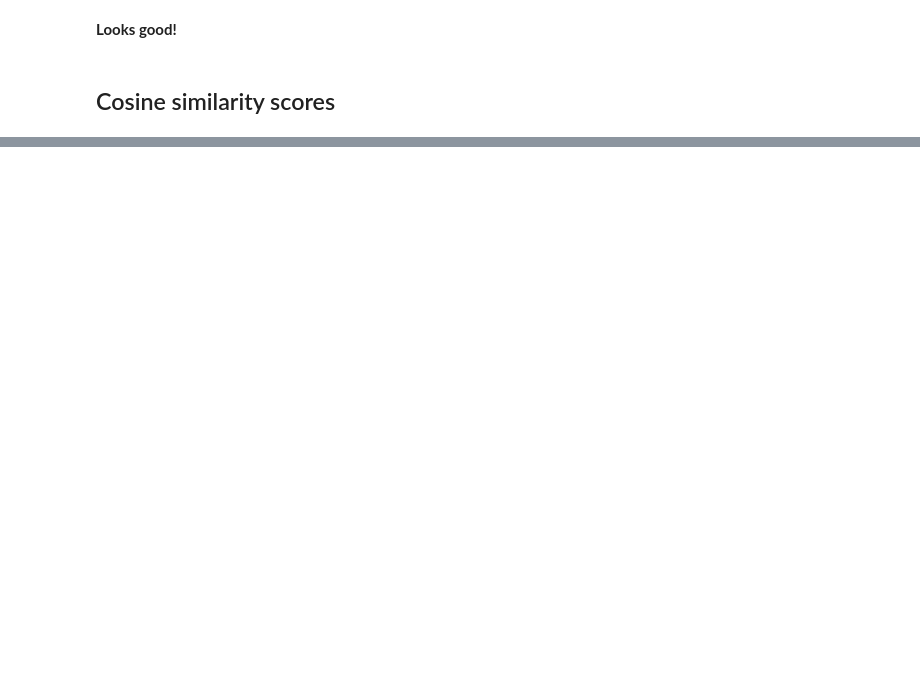
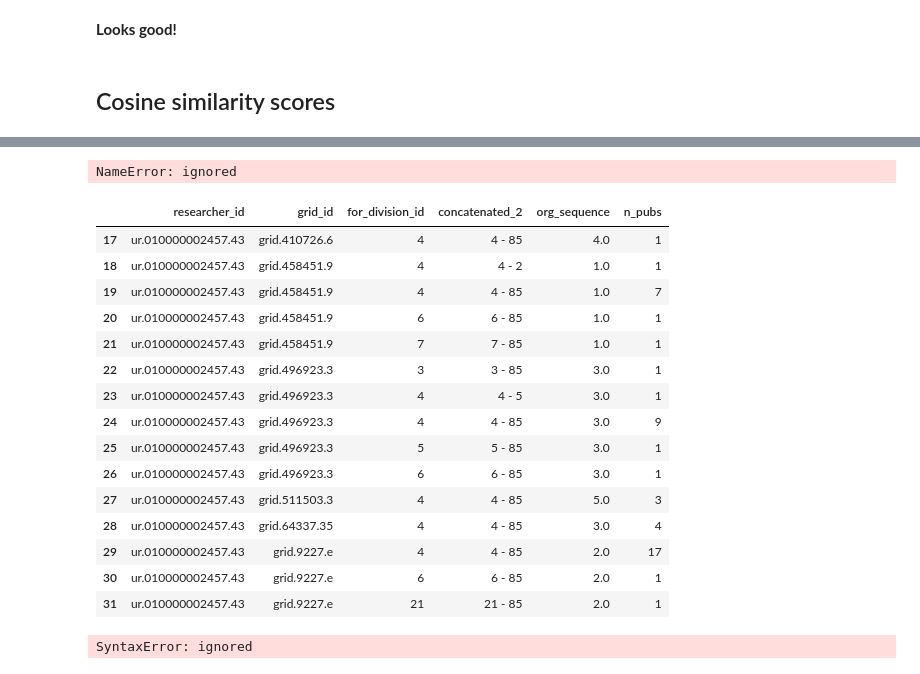
Before and after one commit to MarciaFG/scimobility, a Jupyter notebook: transformation_index_for_2007_2022.ipynb, the cells around one changed output, grey strips where cells are left out. Saved outputs shown, nothing was run; the diff lists cells and outputs as text; code cells hidden in the pictures; blank space fills up the shorter version.

Commit message:
calculating cosine similarity

```diff
--- a/transformation_index_for_2007_2022.ipynb
+++ b/transformation_index_for_2007_2022.ipynb
@@ -205,14 +231,3 @@ print("###########################################")
-# %%
-# extract the datasets and store them into a pandas dataframe
-spectral_meso_clusters = dfs[0]
-for_division_labels = dfs[1]
-grid_ranks = dfs[2]
-trajectories_au_fourfive_skill = dfs[3]
-trajectories_au_morethanfive_skill = dfs[4]
-trajectories_au_single_skill = dfs[5]
-trajectories_au_twothree_skill = dfs[6]
-
-print(type(for_division_labels))
 # %% [markdown]
 ## Preprocessing
 # %%
@@ -325,4 +298,22 @@ NameError: ignored
 # %%
+def calculate_org_sequence(df):
+    # select the desired columns and drop duplicates
+    df = df[['researcher_id', 'grid_id', 'for_division_id', 'start', 'end']].drop_duplicates().reset_index(drop=True)
+
+    # concatenate start, end, and for_division_id columns
+    df['concatenated'] = df['start'].astype(str) + '_' + df['end'].astype(str) + '_' + df['for_division_id'].astype(str)
+
+    # calculate the org_sequence using rank() method that considers concatenated column
+    df['org_sequence'] = df.groupby('researcher_id')['concatenated'].rank(method='dense')
+
+    # drop the concatenated column
+    df = df.drop('concatenated', axis=1)
+
+    # return the researcher_id, grid_id, for_division_id, and org_sequence columns
+    return df[['researcher_id', 'grid_id', 'for_division_id', 'org_sequence']]
+
+################################################################################
+
 def process_dataframe(df, org_seq_df):
     # merge the dataframes on researcher_id and grid_id
     merged_df = pd.merge(df, org_seq_df, on=['researcher_id', 'grid_id'], how='left')
@@ -339,11 +330,15 @@ def process_dataframe(df, org_seq_df):
 
     return aggregated_df
 
+################################################################################
+
 sq_1_skill_df = process_dataframe(trajectories_au_single_skill, calculate_org_sequence(trajectories_au_single_skill))
 sq_2_3_skill_df = process_dataframe(trajectories_au_twothree_skill, calculate_org_sequence(trajectories_au_twothree_skill))
 sq_4_5_skill_df = process_dataframe(trajectories_au_fourfive_skill, calculate_org_sequence(trajectories_au_fourfive_skill))
 sq_5_or_more_skill_df = process_dataframe(trajectories_au_morethanfive_skill, calculate_org_sequence(trajectories_au_morethanfive_skill))
 
+################################################################################
+
 print(sq_1_skill_df.head())
 print(len(sq_1_skill_df))
 print(len(trajectories_au_single_skill))
@@ -403,0 +569,32 @@ calculate_cosine_similarity(sq_1_skill_df)
+# %%
+output_table.head(100)
+print(prev_vector)
+# %% [output]
+NameError: ignored
+# %%
+sq_2_3_skill_df[sq_2_3_skill_df["researcher_id"] == 'ur.010000002457.43']
+# %% [output]
+|  | researcher_id | grid_id | for_division_id | concatenated_2 | org_sequence | n_pubs |
+| 17 | ur.010000002457.43 | grid.410726.6 | 4 | 4 - 85 | 4.0 | 1 |
+| 18 | ur.010000002457.43 | grid.458451.9 | 4 | 4 - 2 | 1.0 | 1 |
+| 19 | ur.010000002457.43 | grid.458451.9 | 4 | 4 - 85 | 1.0 | 7 |
+| 20 | ur.010000002457.43 | grid.458451.9 | 6 | 6 - 85 | 1.0 | 1 |
+| 21 | ur.010000002457.43 | grid.458451.9 | 7 | 7 - 85 | 1.0 | 1 |
+| 22 | ur.010000002457.43 | grid.496923.3 | 3 | 3 - 85 | 3.0 | 1 |
+| 23 | ur.010000002457.43 | grid.496923.3 | 4 | 4 - 5 | 3.0 | 1 |
+| 24 | ur.010000002457.43 | grid.496923.3 | 4 | 4 - 85 | 3.0 | 9 |
+| 25 | ur.010000002457.43 | grid.496923.3 | 5 | 5 - 85 | 3.0 | 1 |
+| 26 | ur.010000002457.43 | grid.496923.3 | 6 | 6 - 85 | 3.0 | 1 |
+| 27 | ur.010000002457.43 | grid.511503.3 | 4 | 4 - 85 | 5.0 | 3 |
+| 28 | ur.010000002457.43 | grid.64337.35 | 4 | 4 - 85 | 3.0 | 4 |
+| 29 | ur.010000002457.43 | grid.9227.e | 4 | 4 - 85 | 2.0 | 17 |
+| 30 | ur.010000002457.43 | grid.9227.e | 6 | 6 - 85 | 2.0 | 1 |
+| 31 | ur.010000002457.43 | grid.9227.e | 21 | 21 - 85 | 2.0 | 1 |
+# %%
+cosine_similarity = dot_product(v1, v2) / (magnitude(v1) * magnitude(v2))
+
+dot_product(v1, v2) = (1 * 0) + (7 * 13) + (0 * 1) = 0 + 91 + 0 = 91
+magnitude(v1) = sqrt(1^2 + 7^2 + 0^2) = sqrt(1 + 49 + 0) = sqrt(50)
+magnitude(v2) = sqrt(0^2 + 13^2 + 1^2) = sqrt
+# %% [output]
+SyntaxError: ignored
```
Also changed, not shown: parts of 14 cells of this notebook.
